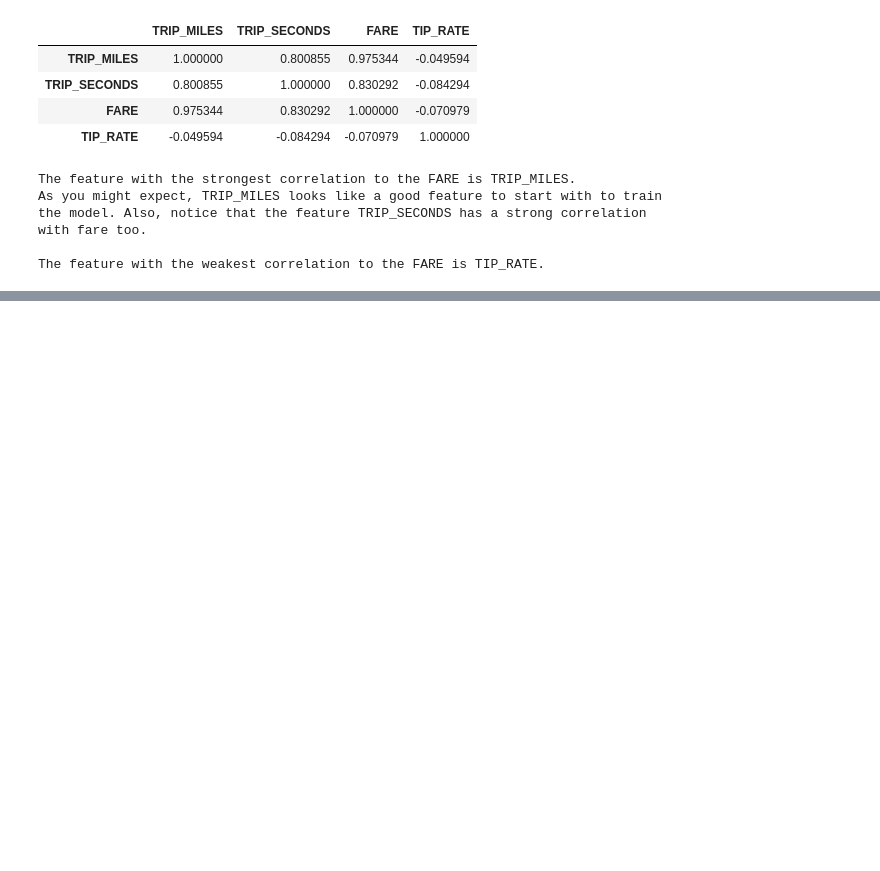
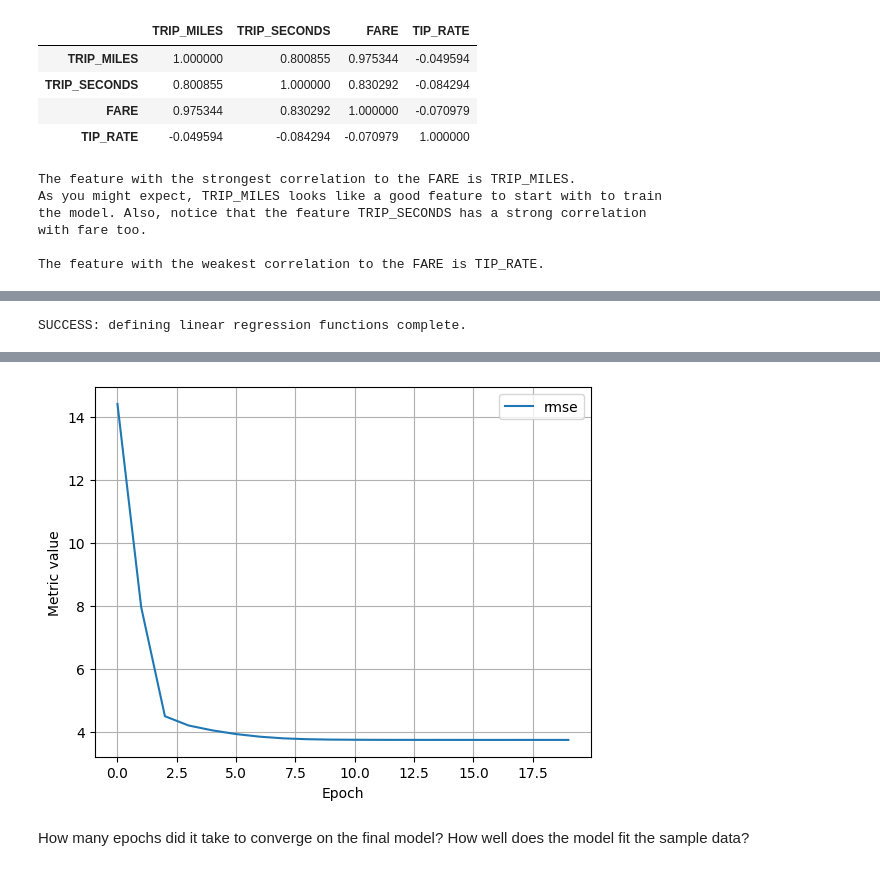
Before and after one commit to fotomain/py_labs_ai_crash_course, a Jupyter notebook: ai_taxi1.ipynb, the cells around one changed output, grey strips where cells are left out. Drawn from its saved outputs; the diff is of its cells as text; code cells hidden in the pictures; blank space fills up the shorter version.

```diff
--- a/ai_taxi1.ipynb
+++ b/ai_taxi1.ipynb
@@ -191,3 +191,77 @@ The feature with the weakest correlation to the FARE is TIP_RATE.
 px.scatter_matrix(training_df, dimensions=["FARE", "TRIP_MILES", "TRIP_SECONDS"])
 # %% [output]
 [interactive output not drawn]
+# %%
+#@title Code - Define ML functions
+
+def create_model(
+    settings: ml_edu.experiment.ExperimentSettings,
+    metrics: list[keras.metrics.Metric],
+) -> keras.Model:
+  """Create and compile a simple linear regression model."""
+  # Describe the topography of the model.
+  # The topography of a simple linear regression model
+  # is a single node in a single layer.
+  inputs = {name: keras.Input(shape=(1,), name=name) for name in settings.input_features}
+  concatenated_inputs = keras.layers.Concatenate()(list(inputs.values()))
+  outputs = keras.layers.Dense(units=1)(concatenated_inputs)
+  model = keras.Model(inputs=inputs, outputs=outputs)
+
+  # Compile the model topography into code that Keras can efficiently
+  # execute. Configure training to minimize the model's mean squared error.
+  model.compile(optimizer=keras.optimizers.RMSprop(learning_rate=settings.learning_rate),
+                loss="mean_squared_error",
+                metrics=metrics)
+
+  return model
+
+
+def train_model(
+    experiment_name: str,
+    model: keras.Model,
+    dataset: pd.DataFrame,
+    label_name: str,
+    settings: ml_edu.experiment.ExperimentSettings,
+) -> ml_edu.experiment.Experiment:
+  """Train the model by feeding it data."""
+
+  # Feed the model the feature and the label.
+  # The model will train for the specified number of epochs.
+  features = {name: dataset[name].values for name in settings.input_features}
+  label = dataset[label_name].values
+  history = model.fit(x=features,
+                      y=label,
+                      batch_size=settings.batch_size,
+                      epochs=settings.number_epochs)
+
+  return ml_edu.experiment.Experiment(
+      name=experiment_name,
+      settings=settings,
+      model=model,
+      epochs=history.epoch,
+      metrics_history=pd.DataFrame(history.history),
+  )
+
+print("SUCCESS: defining linear regression functions complete.")
+# %% [output]
+SUCCESS: defining linear regression functions complete.
+# %%
+#@title Code - Experiment 1
+
+# The following variables are the hyperparameters.
+settings_1 = ml_edu.experiment.ExperimentSettings(
+    learning_rate = 0.001,
+    number_epochs = 20,
+    batch_size = 50,
+    input_features = ['TRIP_MILES']
+)
+
+metrics = [keras.metrics.RootMeanSquaredError(name='rmse')]
+
+model_1 = create_model(settings_1, metrics)
+
+experiment_1 = train_model('one_feature', model_1, training_df, 'FARE', settings_1)
+
+ml_edu.results.plot_experiment_metrics(experiment_1, ['rmse'])
+ml_edu.results.plot_model_predictions(experiment_1, training_df, 'FARE')
+# %% [output]
@@ -193,0 +286,4 @@ px.scatter_matrix(training_df, dimensions=["FARE", "TRIP_MILES", "TRIP_SECONDS"]
+[figure, added]
+# %% [markdown]
+How many epochs did it take to converge on the final model?
+How well does the model fit the sample data?
```
Also changed, not shown: parts of 2 cells of this notebook.
